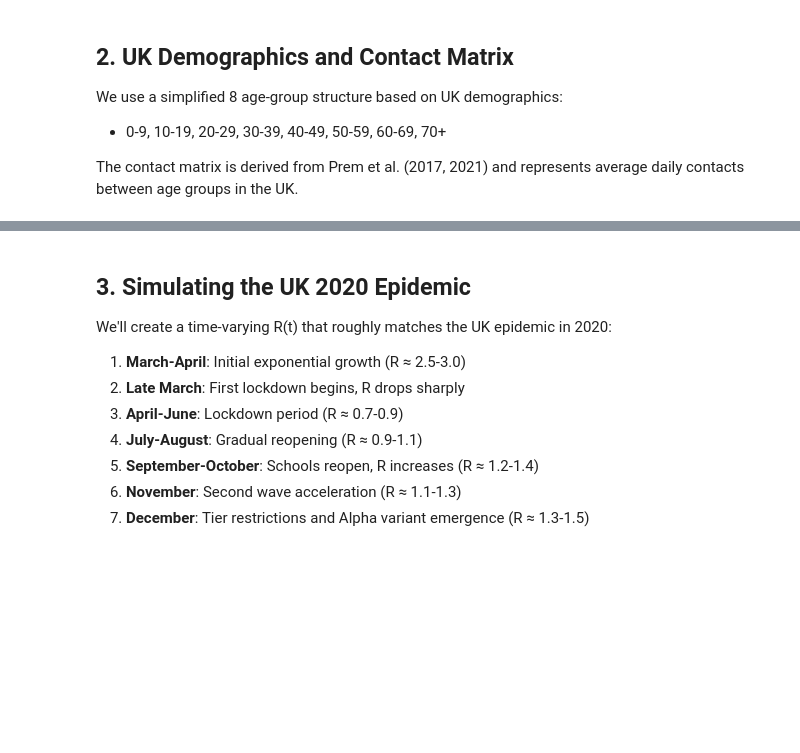
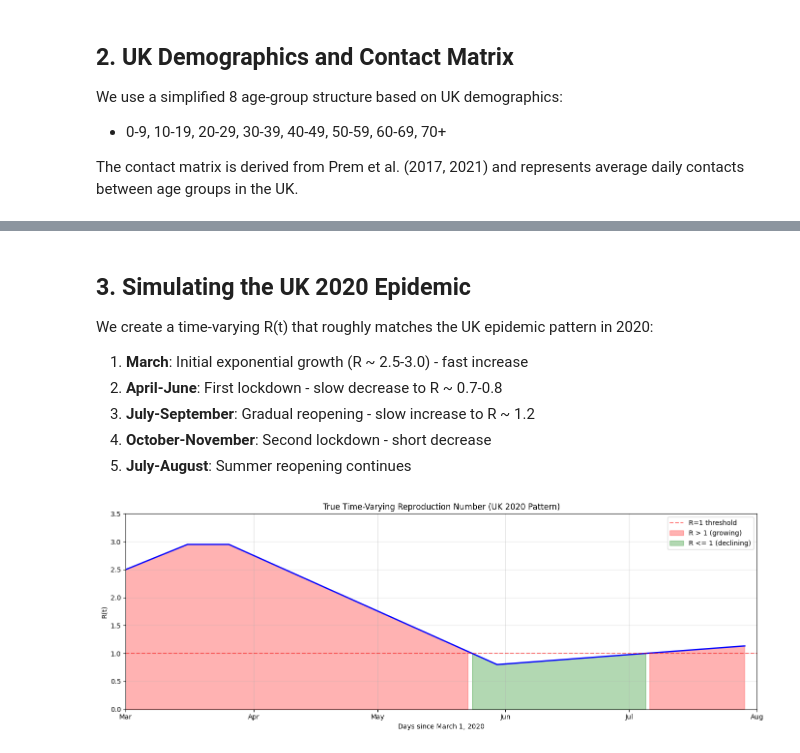
Before and after one commit to OJWatson/emidm, a Jupyter notebook: docs/notebooks/safir_inference.ipynb, the cells around one changed output, grey strips where cells are left out. Cells and saved outputs as stored; diff of their text form; code cells hidden in the pictures; blank space fills up the shorter version.

```diff
--- a/docs/notebooks/safir_inference.ipynb
+++ b/docs/notebooks/safir_inference.ipynb
@@ -104,12 +133,10 @@ plt.show()
 # %% [markdown]
 ## 3. Simulating the UK 2020 Epidemic
 
-We'll create a time-varying R(t) that roughly matches the UK epidemic in 2020:
+We create a time-varying R(t) that roughly matches the UK epidemic pattern in 2020:
 
-1. **March-April**: Initial exponential growth (R ≈ 2.5-3.0)
-2. **Late March**: First lockdown begins, R drops sharply
-3. **April-June**: Lockdown period (R ≈ 0.7-0.9)
-4. **July-August**: Gradual reopening (R ≈ 0.9-1.1)
-5. **September-October**: Schools reopen, R increases (R ≈ 1.2-1.4)
-6. **November**: Second wave acceleration (R ≈ 1.1-1.3)
-7. **December**: Tier restrictions and Alpha variant emergence (R ≈ 1.3-1.5)
+1. **March**: Initial exponential growth (R ~ 2.5-3.0) - fast increase
+2. **April-June**: First lockdown - slow decrease to R ~ 0.7-0.8
+3. **July-September**: Gradual reopening - slow increase to R ~ 1.2
+4. **October-November**: Second lockdown - short decrease
+5. **July-August**: Summer reopening continues
@@ -183,3 +143,67 @@ plt.show()
+# %%
+def create_uk_2020_rt(T=300):
+    """Create a time-varying R(t) mimicking UK 2020 epidemic.
+
+    Pattern:
+    - Fast increase (March)
+    - Slow decrease (April-June lockdown)
+    - Slow increase (July-September reopening)
+    - Short decrease (October-November second lockdown)
+    - Fast increase (December Alpha variant)
+    """
+    R_t = np.zeros(T + 1)
+
+    for t in range(T + 1):
+        if t < 15:  # Early March: fast exponential growth
+            R_t[t] = 2.5 + t * 0.03  # 2.5 -> 2.95
+        elif t < 25:  # Mid-March: peak before lockdown
+            R_t[t] = 2.95
+        elif t < 90:  # Late March - May: slow decrease (lockdown)
+            progress = (t - 25) / 65
+            R_t[t] = 2.95 - progress * 2.15  # 2.95 -> 0.8
+        elif t < 180:  # June - August: slow increase (reopening)
+            progress = (t - 90) / 90
+            R_t[t] = 0.8 + progress * 0.5  # 0.8 -> 1.3
+        elif t < 240:  # September - October: continued slow increase
+            progress = (t - 180) / 60
+            R_t[t] = 1.3 + progress * 0.2  # 1.3 -> 1.5
+        elif t < 270:  # November: short decrease (second lockdown)
+            progress = (t - 240) / 30
+            R_t[t] = 1.5 - progress * 0.6  # 1.5 -> 0.9
+        else:  # December: fast increase (Alpha variant)
+            progress = (t - 270) / (T - 270) if T > 270 else 0
+            R_t[t] = 0.9 + progress * 0.8  # 0.9 -> 1.7
+
+    return R_t
+
+# Create R(t) for full year (March - December 2020)
+T = 150  # ~5 months (March - July)
+true_R_t = create_uk_2020_rt(T)
+
+# Month labels for plotting
+months = ['Mar', 'Apr', 'May', 'Jun', 'Jul', 'Aug']
+month_days = [0, 31, 61, 92, 122, 153]
+
+# Plot the true R(t)
+fig, ax = plt.subplots(figsize=(14, 5))
+days = np.arange(T + 1)
+ax.plot(days, true_R_t, 'b-', linewidth=2)
+ax.axhline(y=1.0, color='r', linestyle='--', alpha=0.5, label='R=1 threshold')
+ax.fill_between(days, 0, true_R_t, where=true_R_t > 1, alpha=0.3, color='red', label='R > 1 (growing)')
+ax.fill_between(days, 0, true_R_t, where=true_R_t <= 1, alpha=0.3, color='green', label='R <= 1 (declining)')
+ax.set_xlabel('Days since March 1, 2020')
+ax.set_ylabel('R(t)')
+ax.set_title('True Time-Varying Reproduction Number (UK 2020 Pattern)')
+ax.legend(loc='upper right')
+ax.set_xlim(0, T)
+ax.set_ylim(0, 3.5)
+ax.set_xticks(month_days)
+ax.set_xticklabels(months)
+ax.grid(alpha=0.3)
+plt.tight_layout()
+plt.show()
+# %% [output]
+[figure, added]
 # %%
 # Run the SAFIR model with time-varying R(t)
 print("Running SAFIR simulation...")
```
Also changed, not shown: parts of 26 cells of this notebook, 3 other files.
